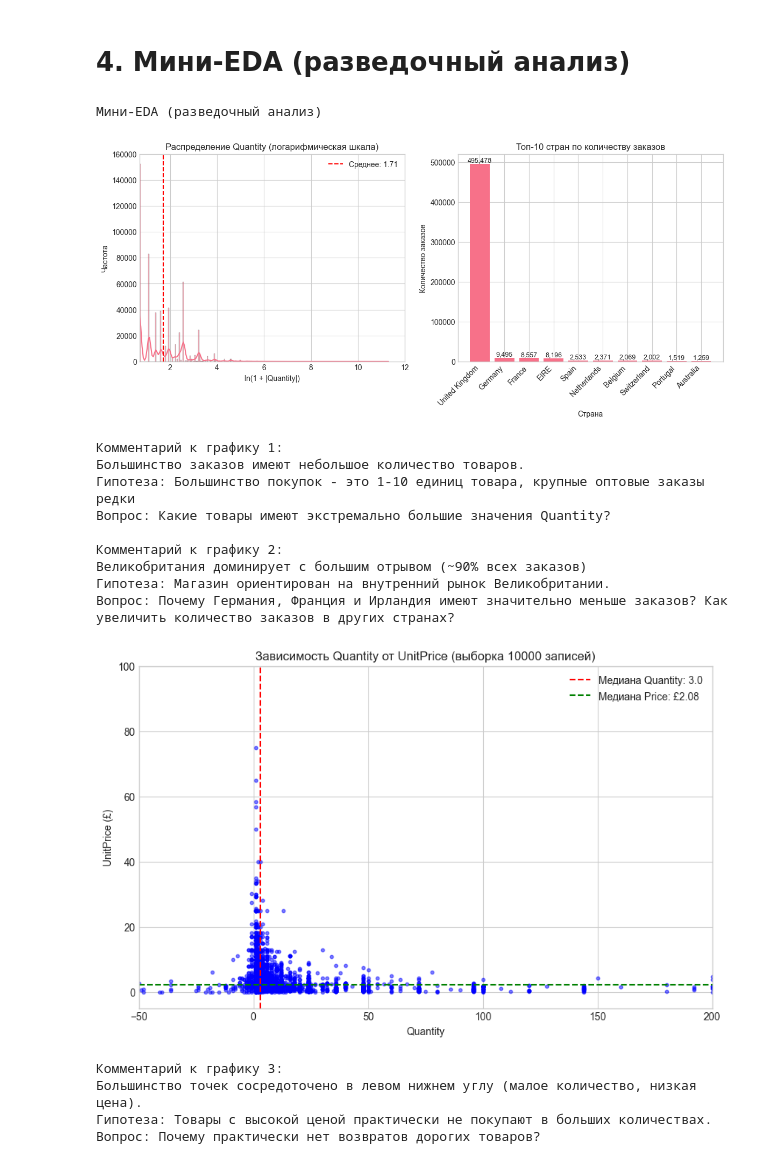
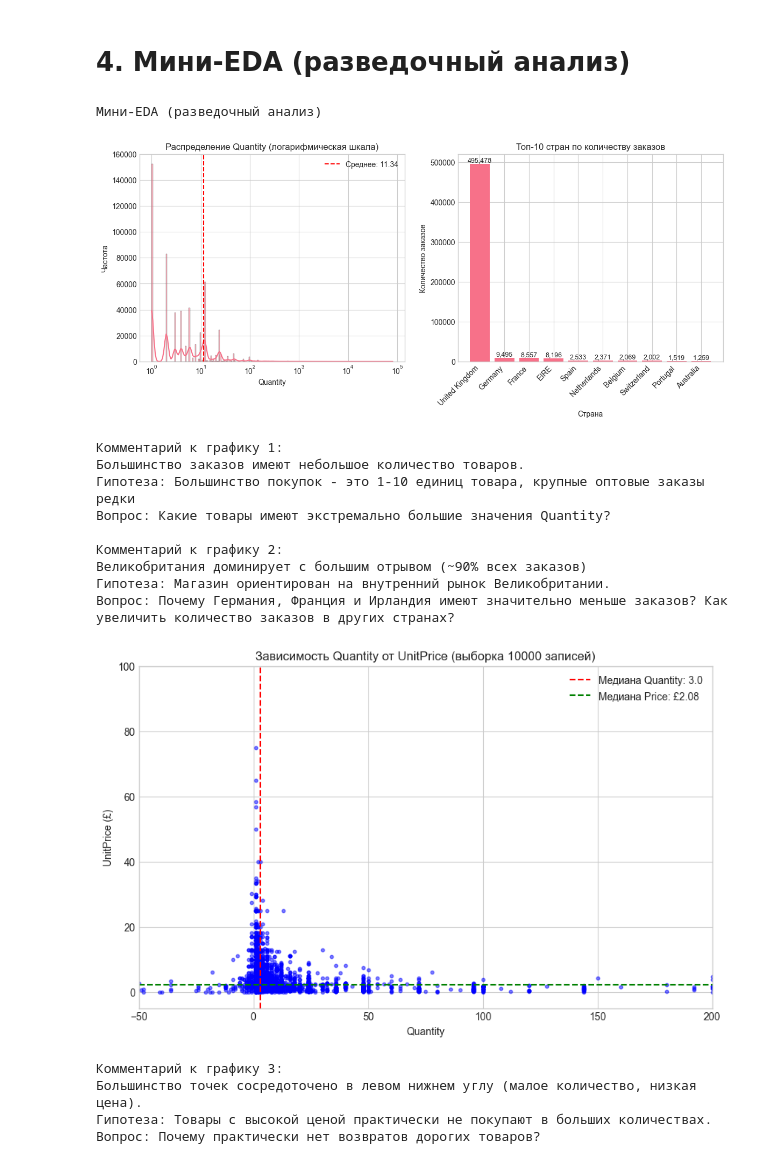
Before and after one commit to ilipashka/Lab-1-IAD, a Jupyter notebook: notebooks/01_data_understanding.ipynb, the cells around one changed output. Saved outputs shown, nothing was run; the diff lists cells and outputs as text; code cells hidden in the pictures.

```diff
--- a/notebooks/01_data_understanding.ipynb
+++ b/notebooks/01_data_understanding.ipynb
@@ -249,12 +254,11 @@ print("Мини-EDA (разведочный анализ)\n")
 fig, axes = plt.subplots(1, 2, figsize=(14, 5))
 
 ax1 = axes[0]
-quantity_log = np.log1p(df['Quantity'].abs())
-sns.histplot(quantity_log, kde=True, ax=ax1)
+quantity_log = df['Quantity'].abs()
+sns.histplot(quantity_log, kde=True, log_scale=True, ax=ax1)
 ax1.set_title('Распределение Quantity (логарифмическая шкала)')
-ax1.set_xlabel('ln(1 + |Quantity|)')
+ax1.set_xlabel('Quantity')
 ax1.set_ylabel('Частота')
-ax1.set_xlim([0.693148, 12])
 ax1.axvline(quantity_log.mean(), color='red', linestyle='--', label=f'Среднее: {quantity_log.mean():.2f}')
 ax1.legend()
 
@@ -274,35 +278,34 @@ for bar, value in zip(bars, top_countries.values):
 plt.show()
 
 print("Комментарий к графику 1:\nБольшинство заказов имеют небольшое количество товаров.\nГипотеза: Большинство покупок - это 1-10 единиц товара, крупные оптовые заказы редки\nВопрос: Какие товары имеют экстремально большие значения Quantity?\n")
 
 print("Комментарий к графику 2:\nВеликобритания доминирует с большим отрывом (~90% всех заказов)\nГипотеза: Магазин ориентирован на внутренний рынок Великобритании.\nВопрос: Почему Германия, Франция и Ирландия имеют значительно меньше заказов? Как увеличить количество заказов в других странах?\n")
 
 fig2, ax4 = plt.subplots(1, 1, figsize=(10, 6))
 
 sample_size = min(10000, len(df))
 sample_df = df.sample(sample_size, random_state=42)
 
 scatter = ax4.scatter(sample_df['Quantity'], sample_df['UnitPrice'],
                      alpha=0.5, s=10, c='blue')
 ax4.set_title('Зависимость Quantity от UnitPrice (выборка 10000 записей)')
 ax4.set_xlabel('Quantity')
 ax4.set_ylabel('UnitPrice (£)')
 ax4.set_xlim([-50, 200])
 ax4.set_ylim([-5, 100])
 
-# Добавляем линии средних
 ax4.axvline(df['Quantity'].median(), color='red', linestyle='--',
            label=f'Медиана Quantity: {df["Quantity"].median():.1f}')
 ax4.axhline(df['UnitPrice'].median(), color='green', linestyle='--',
            label=f'Медиана Price: £{df["UnitPrice"].median():.2f}')
 ax4.legend()
 
 plt.show()
 
 print("Комментарий к графику 3:\nБольшинство точек сосредоточено в левом нижнем углу (малое количество, низкая цена).\nГипотеза: Товары с высокой ценой практически не покупают в больших количествах.\nВопрос: Почему практически нет возвратов дорогих товаров?")
 # %% [output]
 Мини-EDA (разведочный анализ)
-[figure, old version]
+[figure, new version]
 Комментарий к графику 1:
 Большинство заказов имеют небольшое количество товаров.
 Гипотеза: Большинство покупок - это 1-10 единиц товара, крупные оптовые заказы редки
```
Also changed, not shown: parts of 10 cells of this notebook.
